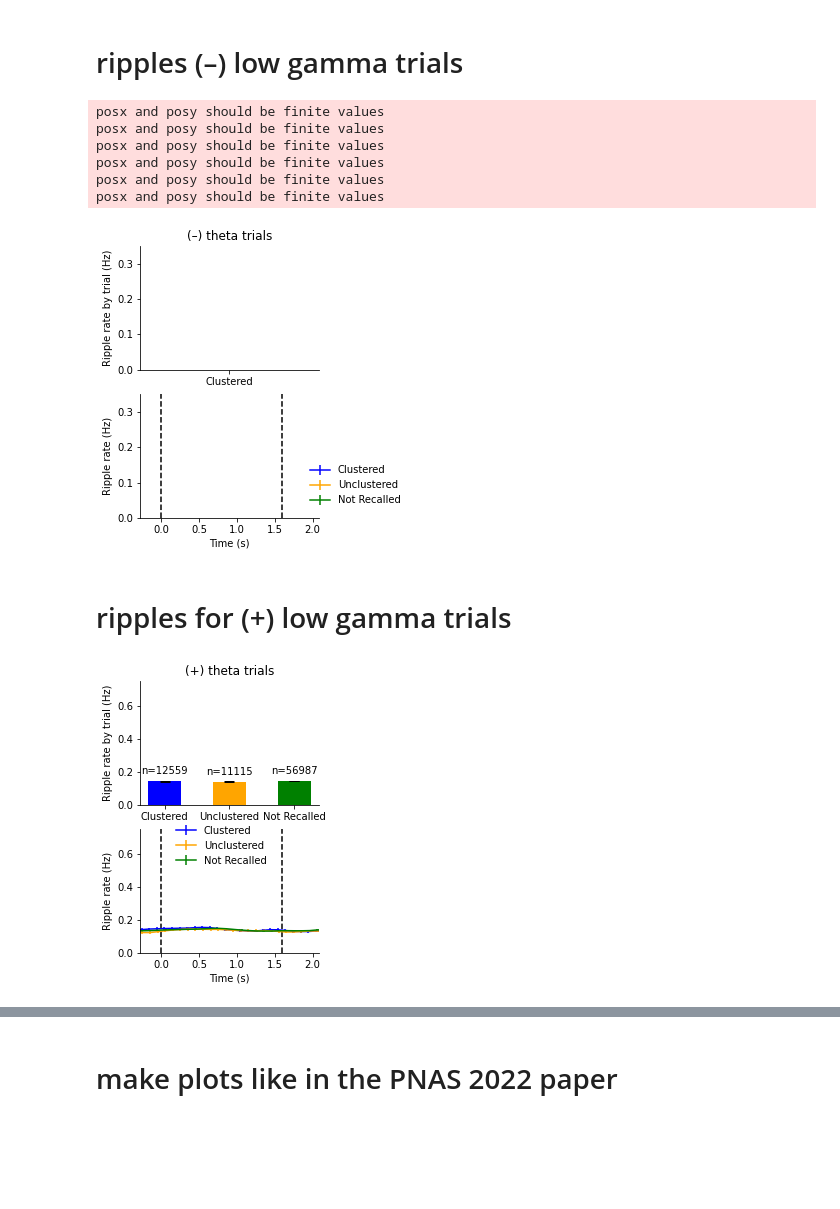
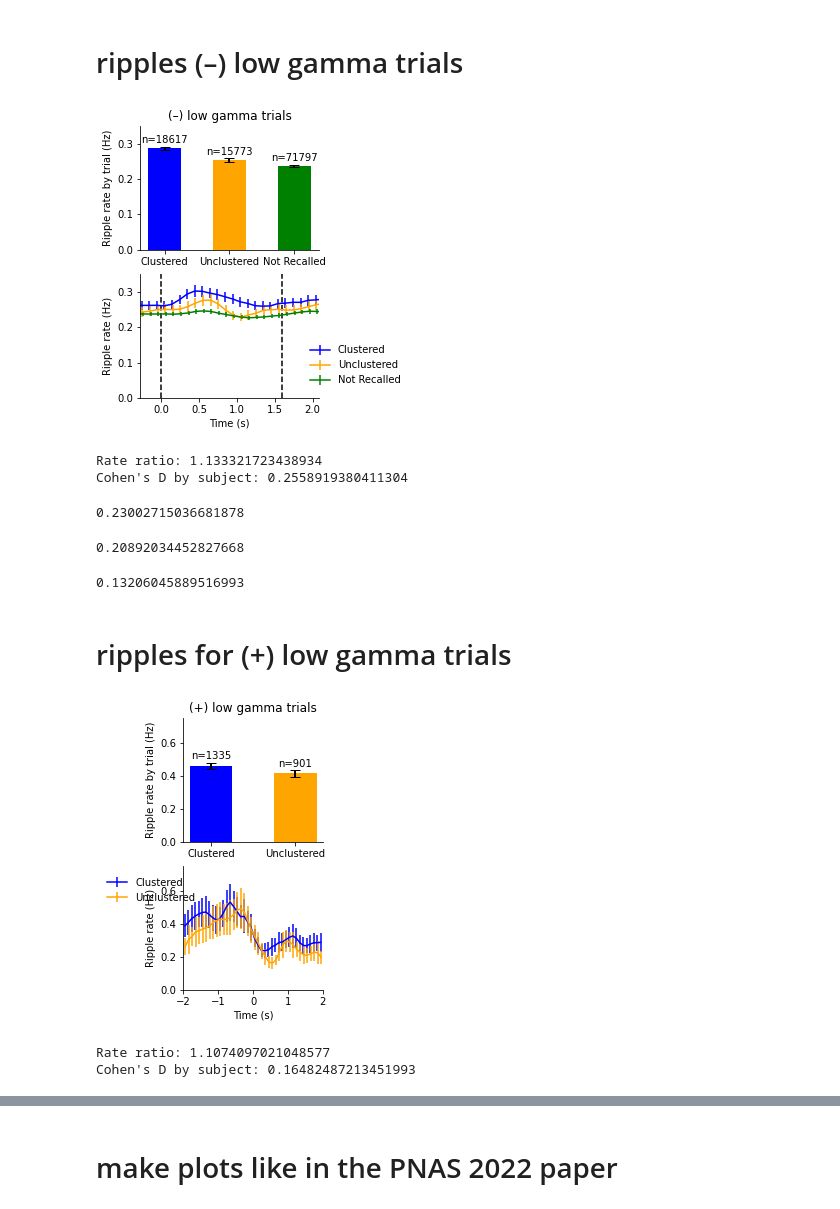
Before and after one commit to jjsakon/SWRrefactored, a Jupyter notebook: code/rippleByGammaThetaPlots.ipynb, the cells around one changed output, grey strips where cells are left out. Saved outputs shown, nothing was run; the diff lists cells and outputs as text; code cells hidden in the pictures; blank space fills up the shorter version.

```diff
--- a/code/rippleByGammaThetaPlots.ipynb
+++ b/code/rippleByGammaThetaPlots.ipynb
@@ -50,7 +50,7 @@ savePath = f'{base}/figures/'
 
 # 1 for encoding, 0 for recall
 encoding_mode_arr = [1] #,1] #[0,1] "
-freq_range_str_arr = [[2,4],[7,9]] #,[7,9],[33.5,75],[80,120]] #[[33.5,75],[80,120]] #,[2,4],[7,9]] # [80,178]
+freq_range_str_arr = [[33.5,75],[80,120]] #,[7,9],[33.5,75],[80,120]] #[[33.5,75],[80,120]] #,[2,4],[7,9]] # [80,178]
 # these were selecetd to avoid 60 and 120 Hz using np.logspace(np.log10(30),np.log10(75),10)
 
 fs = 500 # sampling rate for raw data and ripples from createEventsForDF.py
@@ -327,15 +353,6 @@ elif 1 < freq_range[0] < 3:
     freq_label = 'theta'
 elif 6 < freq_range[0] < 8:
     freq_label = 'theta'
-
-ripple_swarm_start = int((-ripple_start_offset+ripple_analysis_start)/sr_factor)
-ripple_swarm_end = int((-ripple_start_offset+ripple_analysis_end)/sr_factor)
-ripple_swarm_duration = (ripple_analysis_end-ripple_analysis_start)/1000  # convert to seconds
-
-# Apply the clust variable to split data into clustered, unclustered, and not recalled
-clust_clustered = sub_clust_ID > 1
-clust_unclustered = sub_clust_ID < 0
-clust_not_recalled = sub_clust_ID == 0
 
 # Calculate ripple means and standard errors for each condition
 mean_ripple_clustered = np.sum(start_array[trial_select & clust_clustered, ripple_swarm_start:ripple_swarm_end], axis=1) / ripple_swarm_duration
@@ -439,15 +456,28 @@ ax_psth.legend(bbox_to_anchor=(0.9,0.5), frameon=False)
 
 # plt.tight_layout()
 plt.show()
+print(f'Rate ratio: {(np.mean(mean_ripple_clustered)/np.mean(mean_ripple_unclustered))}')
+average_ripple_rate_by_subject = df.groupby('subject')['ripple_rate'].mean().values
+average_ripple_rate_by_subject = average_ripple_rate_by_subject[average_ripple_rate_by_subject>=0.1] # to properly estimate std
+print(f"Cohen's D by subject: {(np.mean(mean_ripple_clustered)-np.mean(mean_ripple_unclustered))/np.std(average_ripple_rate_by_subject)}")
+# mean_ripple_clustered[mean_ripple_clustered>1]=1
+# mean_ripple_unclustered[mean_ripple_unclustered>1]=1
+# mean_ripple_not_recalled[mean_ripple_not_recalled>1]=1
+# print(f'Odds ratio of binarized: {(sum(mean_ripple_clustered)*sum(mean_ripple_unclustered==0))/(sum(mean_ripple_unclustered)*sum(mean_ripple_clustered==0))}')
+
 a=1;
 # %% [output]
+[figure, new version]
-posx and posy should be finite values
-posx and posy should be finite values
-posx and posy should be finite values
-posx and posy should be finite values
-posx and posy should be finite values
-posx and posy should be finite values
+Rate ratio: 1.133321723438934
+Cohen's D by subject: 0.2558919380411304
-[figure, old version]
+# %%
+np.mean(mean_ripple_clustered)
+np.mean(mean_ripple_unclustered)
+np.std(average_ripple_rate_by_subject)
+# %% [output]
+0.23002715036681878
+0.20892034452827668
+0.13206045889516993
 # %% [markdown]
 # ripples for (+) low gamma trials
 # %%
@@ -464,15 +494,6 @@ elif remove_low_freq == 2:
 else:
     print('Invalid remove_low_freq selection')
     error
-
-ripple_swarm_start = int((-ripple_start_offset+ripple_analysis_start)/sr_factor)
-ripple_swarm_end = int((-ripple_start_offset+ripple_analysis_end)/sr_factor)
-ripple_swarm_duration = (ripple_analysis_end-ripple_analysis_start)/1000  # convert to seconds
-
-# Apply the clust variable to split data into clustered, unclustered, and not recalled
-clust_clustered = sub_clust_ID > 1
-clust_unclustered = sub_clust_ID < 0
-clust_not_recalled = sub_clust_ID == 0
 
 # Calculate ripple means and standard errors for each condition
 mean_ripple_clustered = np.sum(start_array[trial_select & clust_clustered, ripple_swarm_start:ripple_swarm_end], axis=1) / ripple_swarm_duration
@@ -555,34 +576,45 @@ if encoding_mode == 1:
     se_not_recalled = np.mean(se_not_recalled, axis=1)
 
 # Plot the PSTH for each group with error bars
 ax_psth = fig.add_subplot(gs[1, :])
 ax_psth.errorbar(bin_centers / 1000-0.01, ripple_PSTH_clustered, yerr=se_clustered, label='Clustered', color=palette['Clustered'], capsize=0)
 ax_psth.errorbar(bin_centers / 1000, ripple_PSTH_unclustered, yerr=se_unclustered, label='Unclustered', color=palette['Unclustered'], capsize=0)
 if encoding_mode == 1:
     ax_psth.errorbar(bin_centers / 1000+0.01, ripple_PSTH_not_recalled, yerr=se_not_recalled, label='Not Recalled', color=palette['Not Recalled'], capsize=0)
     ax_psth.axvline(x=0.0, color='black', linestyle='--')
     ax_psth.axvline(x=1.6, color='black', linestyle='--')
     ax_psth.set_xlim(-0.28, 2.08)
 elif encoding_mode == 0:
     ax_psth.set_xlim(-2.0, 2.0)
 ax_psth.set_xlabel('Time (s)')
 ax_psth.set_ylim(0, bar_ylimits[1])
 ax_psth.set_ylabel('Ripple rate (Hz)')
 ax_psth.spines['right'].set_visible(False)
 ax_psth.spines['top'].set_visible(False)
 
 # Add legend to the bottom plot
 if freq_label == 'theta':
     ax_psth.legend(bbox_to_anchor=(0.15,0.63), frameon=False) # (0.46,0.42),
 else:
     ax_psth.legend(frameon=False,bbox_to_anchor=(0.15,0.63)) #(0.77,0.5)) #(0.33,0.72) #(0.15,0.63)
 
 # Adjust layout
 # plt.tight_layout()
 plt.show()
+print(f'Rate ratio: {(np.mean(mean_ripple_clustered)/np.mean(mean_ripple_unclustered))}')
+average_ripple_rate_by_subject = df.groupby('subject')['ripple_rate'].mean().values
+average_ripple_rate_by_subject = average_ripple_rate_by_subject[average_ripple_rate_by_subject>=0.1] # to properly estimate std
+print(f"Cohen's D by subject: {(np.mean(mean_ripple_clustered)-np.mean(mean_ripple_unclustered))/np.std(average_ripple_rate_by_subject)}")
+# mean_ripple_clustered[mean_ripple_clustered>1]=1
+# mean_ripple_unclustered[mean_ripple_unclustered>1]=1
+# mean_ripple_not_recalled[mean_ripple_not_recalled>1]=1
+# print(f'Odds ratio of binarized: {(sum(mean_ripple_clustered)*sum(mean_ripple_unclustered==0))/(sum(mean_ripple_unclustered)*sum(mean_ripple_clustered==0))}')
+
 a=1;
 # %% [output]
-[figure, old version]
+[figure, new version]
+Rate ratio: 1.1074097021048577
+Cohen's D by subject: 0.16482487213451993
 # %%
 import statsmodels.api as sm
 from statsmodels.formula.api import mixedlm
```
Also changed, not shown: parts of 14 cells of this notebook, 4 other files.
